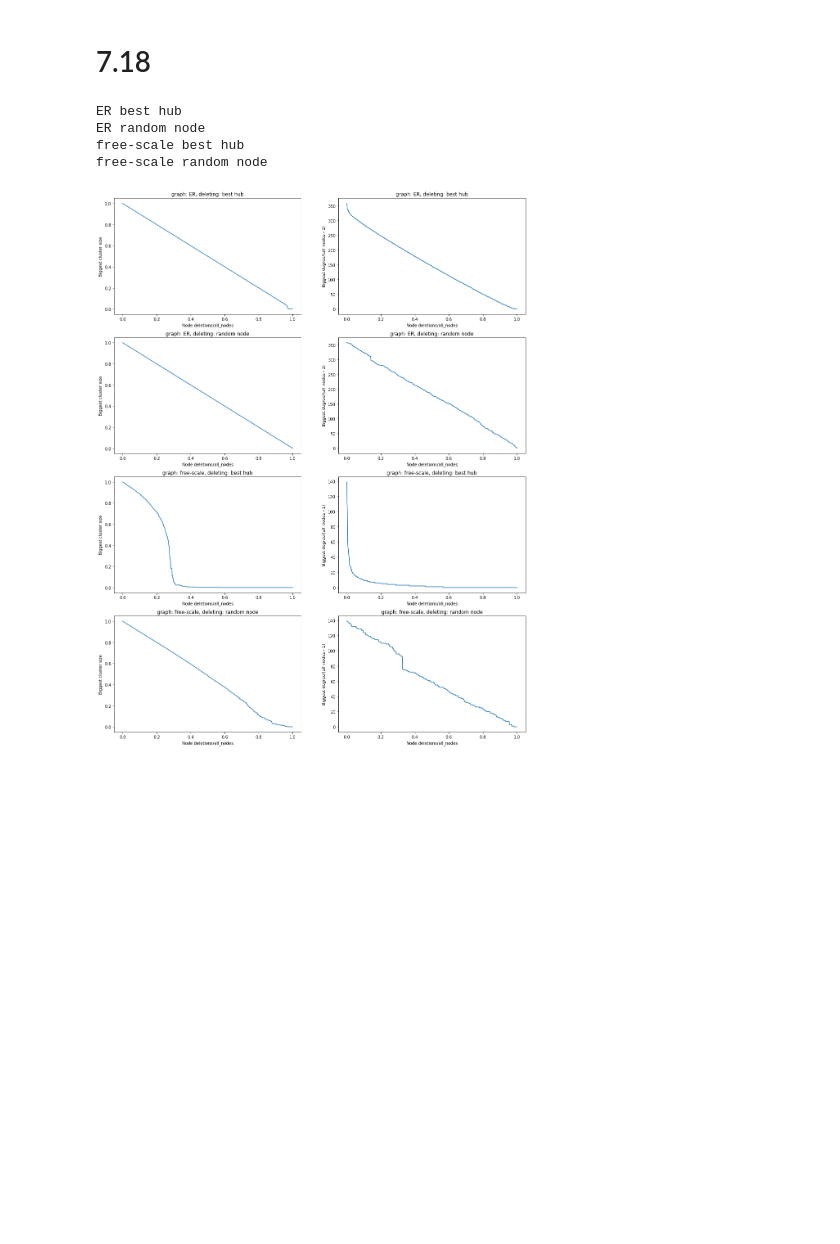
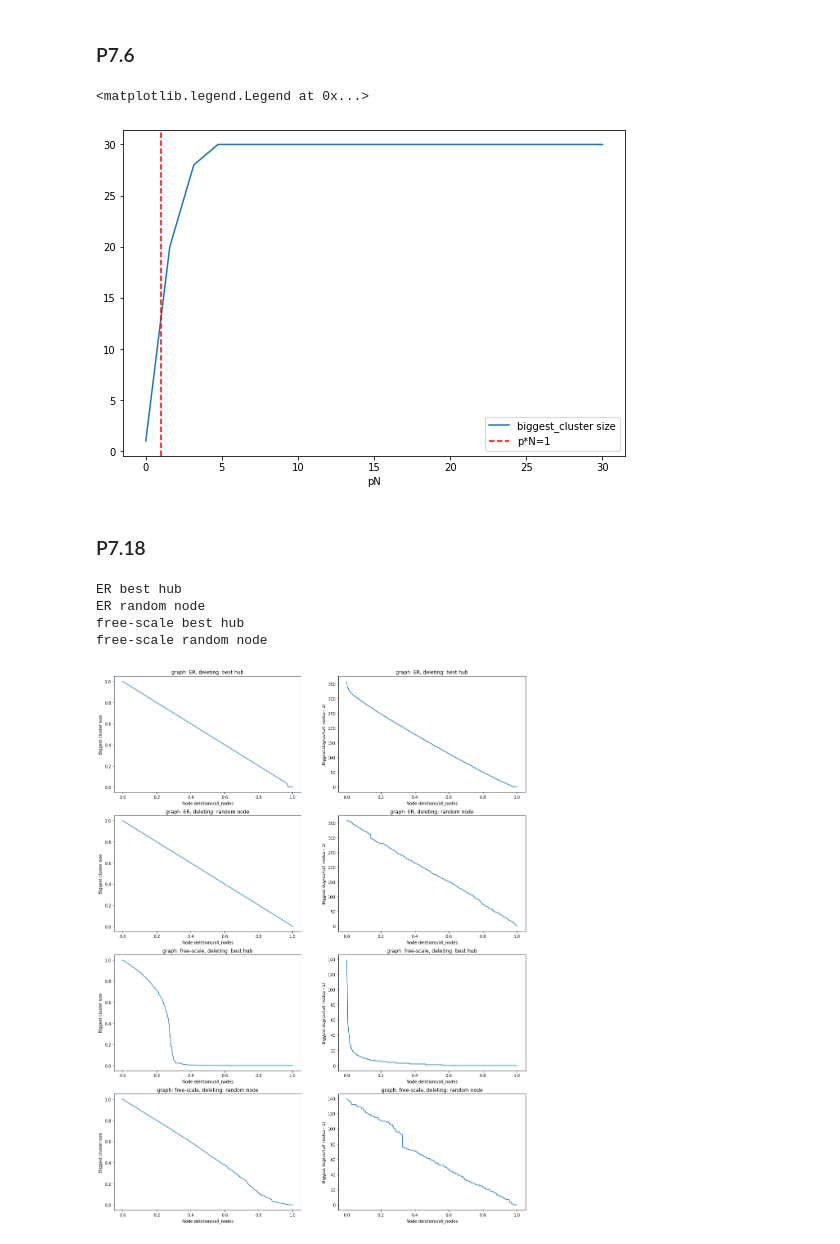
Before and after one commit to KrystianKurek/SNRS, a Jupyter notebook: Lab 7.ipynb, the cells around one changed output. Cells and saved outputs as stored; diff of their text form; code cells hidden in the pictures; blank space fills up the shorter version.

```diff
--- a/Lab 7.ipynb
+++ b/Lab 7.ipynb
@@ -9,3 +9,5 @@ import pandas as pd
 import helpers
 import scipy
 import itertools
+# %% [markdown]
+### P7.6
@@ -12,5 +17,21 @@ import itertools
+# %%
+fig, ax = plt.subplots(figsize=(9,6))
+n = 30
+biggest_cluster = []
+nps = []
+for p in np.linspace(0, 1, 20):
+    ER = nx.erdos_renyi_graph(n, p)
+    biggest_cluster.append(return_biggest_cluster(ER))
+    nps.append(n*p)
+plt.plot(nps, biggest_cluster, label='biggest_cluster size')
+plt.xlabel('pN')
+plt.axvline(1, color='red', label='p*N=1', linestyle='--')
+plt.legend()
+# %% [output]
+<matplotlib.legend.Legend at 0x...>
+[figure, added]
 # %% [markdown]
-# 7.18
+### P7.18
 # %%
 p_er = 0.3
 p_pl = 0.3
```
Also changed, not shown: parts of 2 cells of this notebook.
